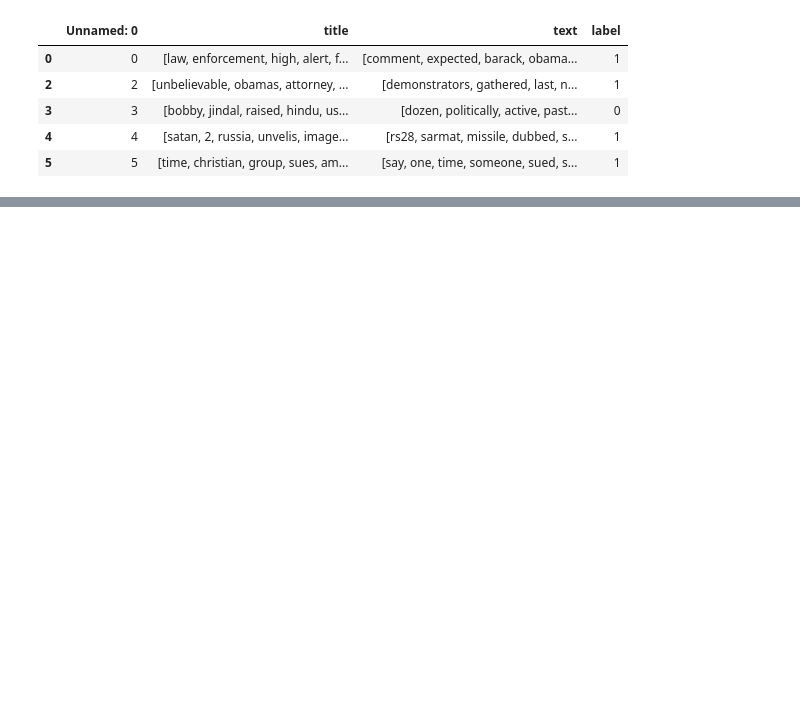
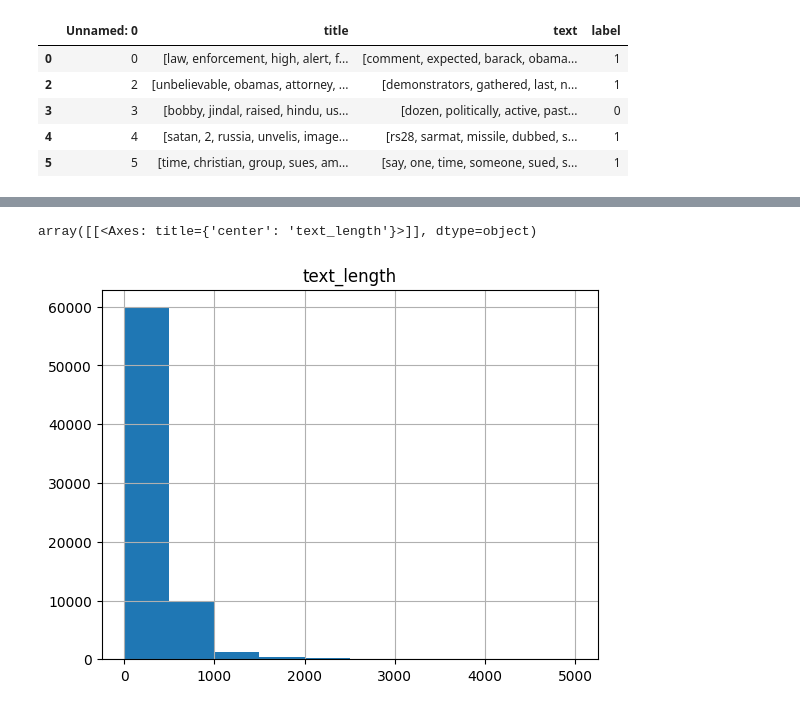
Before and after one commit to andreadobson/CIND-820, a Jupyter notebook: CIND820_Assignment_2.ipynb, the cells around one changed output, grey strips where cells are left out. Saved outputs shown, nothing was run; the diff lists cells and outputs as text; code cells hidden in the pictures; blank space fills up the shorter version.

```diff
--- a/CIND820_Assignment_2.ipynb
+++ b/CIND820_Assignment_2.ipynb
@@ -219,3 +210,7 @@ lemmdata.head(n=20)
 | 18 | 18 | [major, liberal, rag, reluctantly... | [atlantic, publication, know, unb... | 1 |
 | 19 | 19 | [second, judge, say, clinton, ema... | [new, york, reuters, second, fede... | 0 |
 | 20 | 20 | [america, give, grand, piano, horse] | [wednesday, 9, november, 2016, lu... | 1 |
+# %%
+lemmdata['title_length'] = lemmdata.title.map(len)
+# %%
+lemmdata['text_length'] = lemmdata.text.map(len)
@@ -221,0 +222,5 @@ lemmdata.head(n=20)
+# %%
+lemmdata.hist(column='text_length', range=[0, 5000])
+# %% [output]
+array([[<Axes: title={'center': 'text_length'}>]], dtype=object)
+[figure, added]
```
Also changed, not shown: parts of 23 cells of this notebook.
